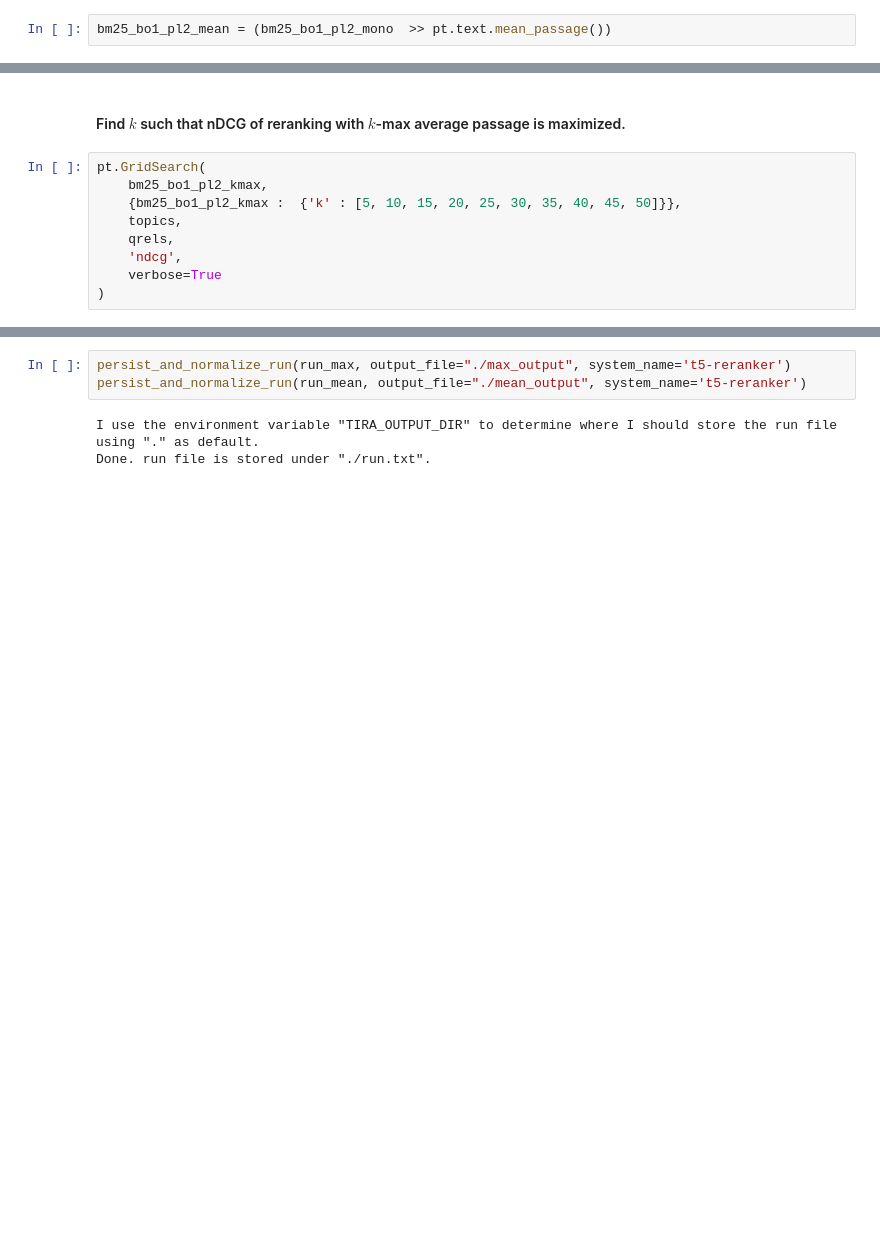
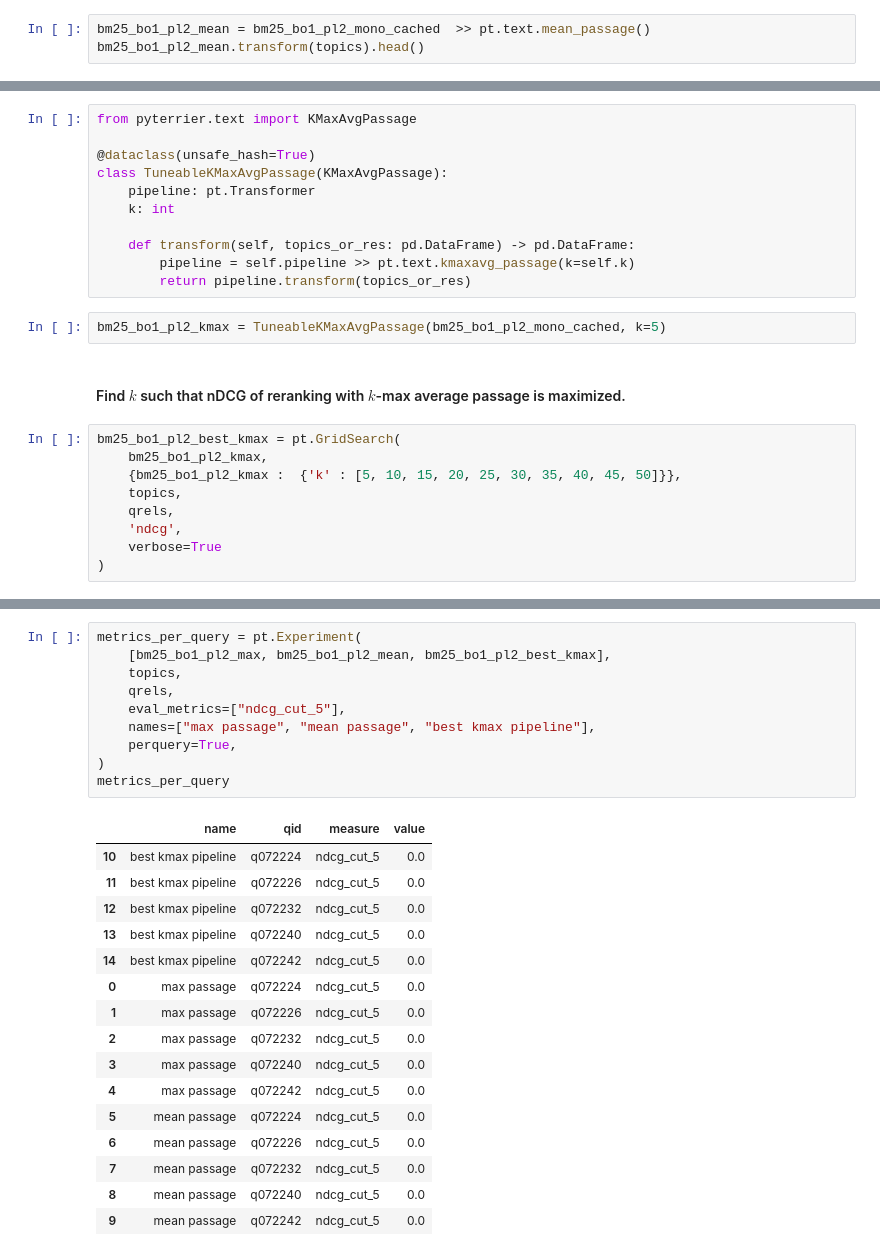
Before and after one commit to tira-io/ir-lab-jena-leipzig-wise-2023-galapagos-tortoise, a Jupyter notebook: jupyter-notebook-submissions/final_milestone/pyterrier-notebook.ipynb, the cells around one changed output, grey strips where cells are left out. Drawn from its saved outputs; the diff is of its cells as text; blank space fills up the shorter version.

```diff
--- a/jupyter-notebook-submissions/final_milestone/pyterrier-notebook.ipynb
+++ b/jupyter-notebook-submissions/final_milestone/pyterrier-notebook.ipynb
@@ -176,4 +179,5 @@ bm25_bo1_pl2_max = (bm25_bo1_pl2_mono >> pt.text.max_passage())
 # %% [markdown]
 #### Secondly, rerank with mean passage aggregation.
 # %%
-bm25_bo1_pl2_mean = (bm25_bo1_pl2_mono  >> pt.text.mean_passage())
+bm25_bo1_pl2_mean = bm25_bo1_pl2_mono_cached  >> pt.text.mean_passage()
+bm25_bo1_pl2_mean.transform(topics).head()
@@ -200,7 +231,20 @@ bm25_bo1_pl2_kmax = (bm25_bo1_pl2 % 10 >> GetText() >> ResetQueryColumn()
+# %%
+from pyterrier.text import KMaxAvgPassage
+
+@dataclass(unsafe_hash=True)
+class TuneableKMaxAvgPassage(KMaxAvgPassage):
+    pipeline: pt.Transformer
+    k: int
+
+    def transform(self, topics_or_res: pd.DataFrame) -> pd.DataFrame:
+        pipeline = self.pipeline >> pt.text.kmaxavg_passage(k=self.k)
+        return pipeline.transform(topics_or_res)
+# %%
+bm25_bo1_pl2_kmax = TuneableKMaxAvgPassage(bm25_bo1_pl2_mono_cached, k=5)
 # %% [markdown]
 #### Find $k$ such that nDCG of reranking with $k$-max average passage is maximized.
 # %%
-pt.GridSearch(
+bm25_bo1_pl2_best_kmax = pt.GridSearch(
     bm25_bo1_pl2_kmax,
     {bm25_bo1_pl2_kmax :  {'k' : [5, 10, 15, 20, 25, 30, 35, 40, 45, 50]}},
     topics,
@@ -224,6 +273,27 @@ KeyboardInterrupt:
-# %%
-persist_and_normalize_run(run_max, output_file="./max_output", system_name='t5-reranker')
-persist_and_normalize_run(run_mean, output_file="./mean_output", system_name='t5-reranker')
-# %% [output]
-I use the environment variable "TIRA_OUTPUT_DIR" to determine where I should store the run file using "." as default.
-Done. run file is stored under "./run.txt".
+# %%
+metrics_per_query = pt.Experiment(
+    [bm25_bo1_pl2_max, bm25_bo1_pl2_mean, bm25_bo1_pl2_best_kmax],
+    topics,
+    qrels,
+    eval_metrics=["ndcg_cut_5"],
+    names=["max passage", "mean passage", "best kmax pipeline"],
+    perquery=True,
+)
+metrics_per_query
+# %% [output]
+|  | name | qid | measure | value |
+| 10 | best kmax pipeline | q072224 | ndcg_cut_5 | 0.0 |
+| 11 | best kmax pipeline | q072226 | ndcg_cut_5 | 0.0 |
+| 12 | best kmax pipeline | q072232 | ndcg_cut_5 | 0.0 |
+| 13 | best kmax pipeline | q072240 | ndcg_cut_5 | 0.0 |
+| 14 | best kmax pipeline | q072242 | ndcg_cut_5 | 0.0 |
+| 0 | max passage | q072224 | ndcg_cut_5 | 0.0 |
+| 1 | max passage | q072226 | ndcg_cut_5 | 0.0 |
+| 2 | max passage | q072232 | ndcg_cut_5 | 0.0 |
+| 3 | max passage | q072240 | ndcg_cut_5 | 0.0 |
+| 4 | max passage | q072242 | ndcg_cut_5 | 0.0 |
+| 5 | mean passage | q072224 | ndcg_cut_5 | 0.0 |
+| 6 | mean passage | q072226 | ndcg_cut_5 | 0.0 |
+| 7 | mean passage | q072232 | ndcg_cut_5 | 0.0 |
+| 8 | mean passage | q072240 | ndcg_cut_5 | 0.0 |
+| 9 | mean passage | q072242 | ndcg_cut_5 | 0.0 |
```
Also changed, not shown: parts of 25 cells of this notebook, 1 other file.
